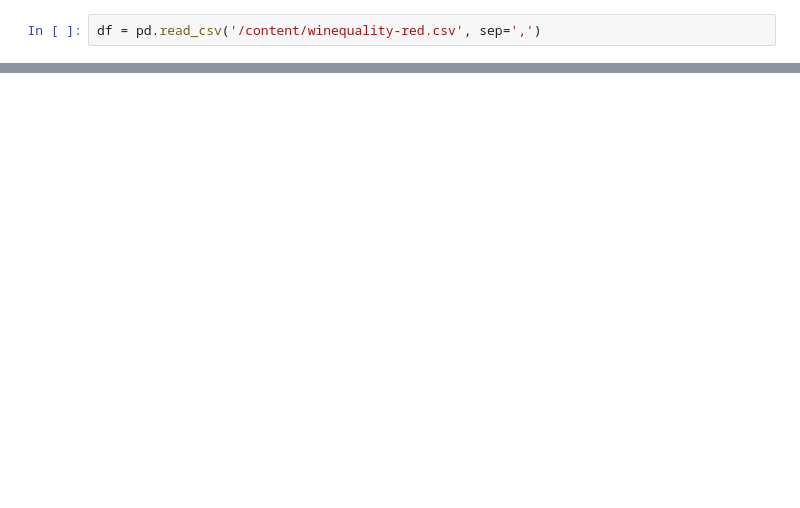
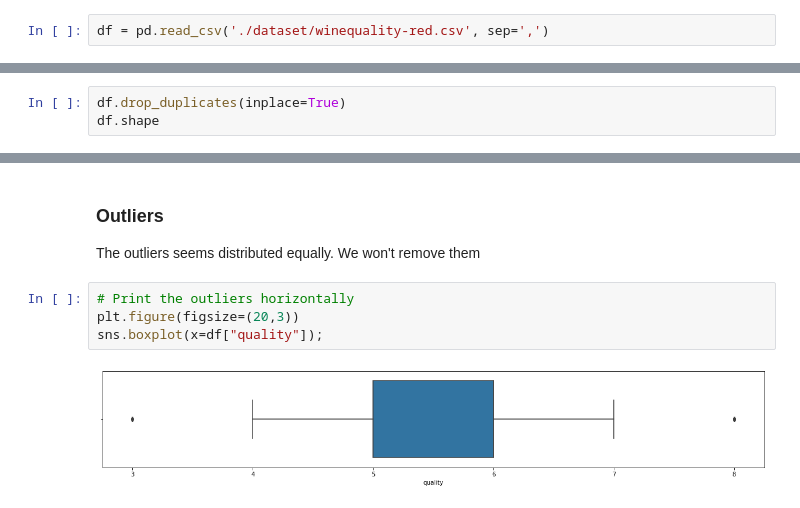
Before and after one commit to leersmathieu/my-ml-cheat-sheet, a Jupyter notebook: data-analysis.ipynb, the cells around one changed output, grey strips where cells are left out. Drawn from its saved outputs; the diff is of its cells as text; blank space fills up the shorter version.

```diff
--- a/data-analysis.ipynb
+++ b/data-analysis.ipynb
@@ -7,2 +14,2 @@ import seaborn as sns
 # %%
-df = pd.read_csv('/content/winequality-red.csv', sep=',')
+df = pd.read_csv('./dataset/winequality-red.csv', sep=',')
@@ -10,0 +84,3 @@ FileNotFoundError: [Errno 2] No such file or directory: '/content/winequality-re
+# %%
+df.drop_duplicates(inplace=True)
+df.shape
@@ -10,0 +170,9 @@ FileNotFoundError: [Errno 2] No such file or directory: '/content/winequality-re
+# %% [markdown]
+### Outliers
+The outliers seems distributed equally. We won't remove them
+# %%
+# Print the outliers horizontally
+plt.figure(figsize=(20,3))
+sns.boxplot(x=df["quality"]);
+# %% [output]
+[figure, added]
```
Also changed, not shown: parts of 26 cells of this notebook, 1 other file.
